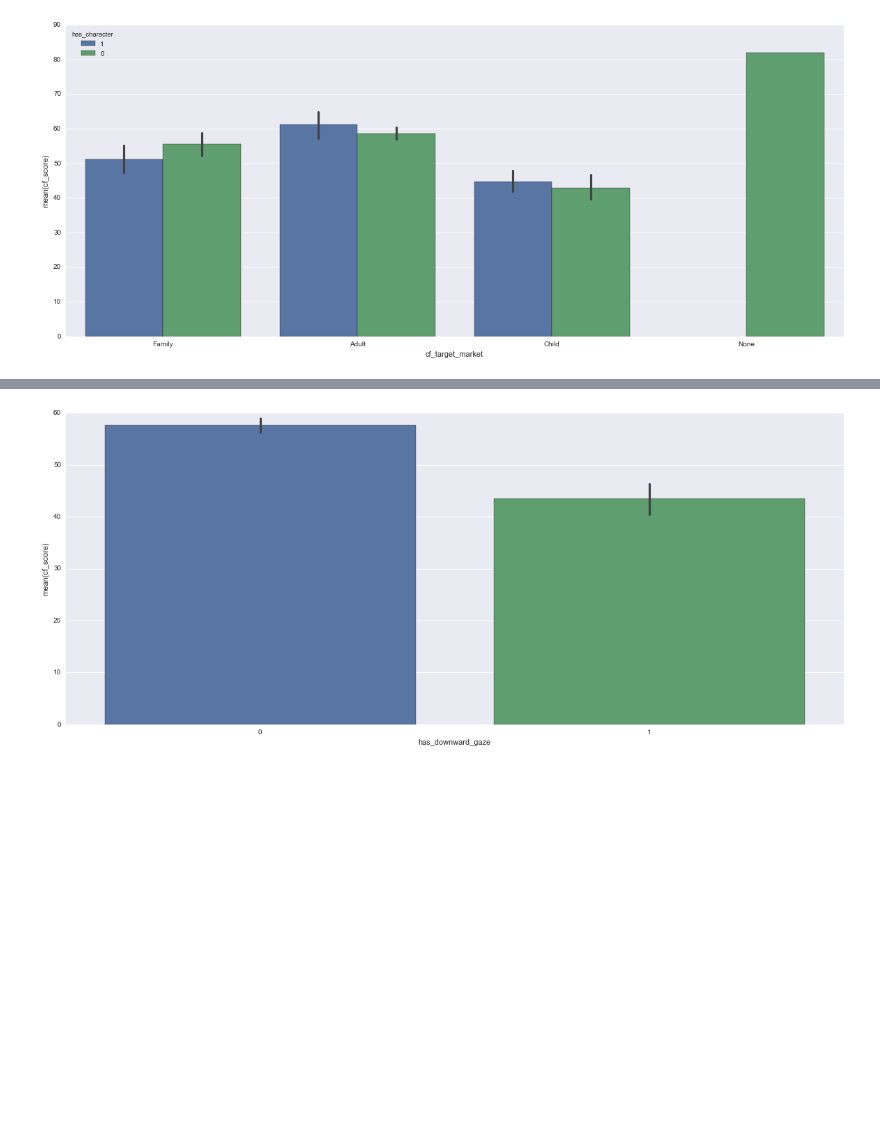
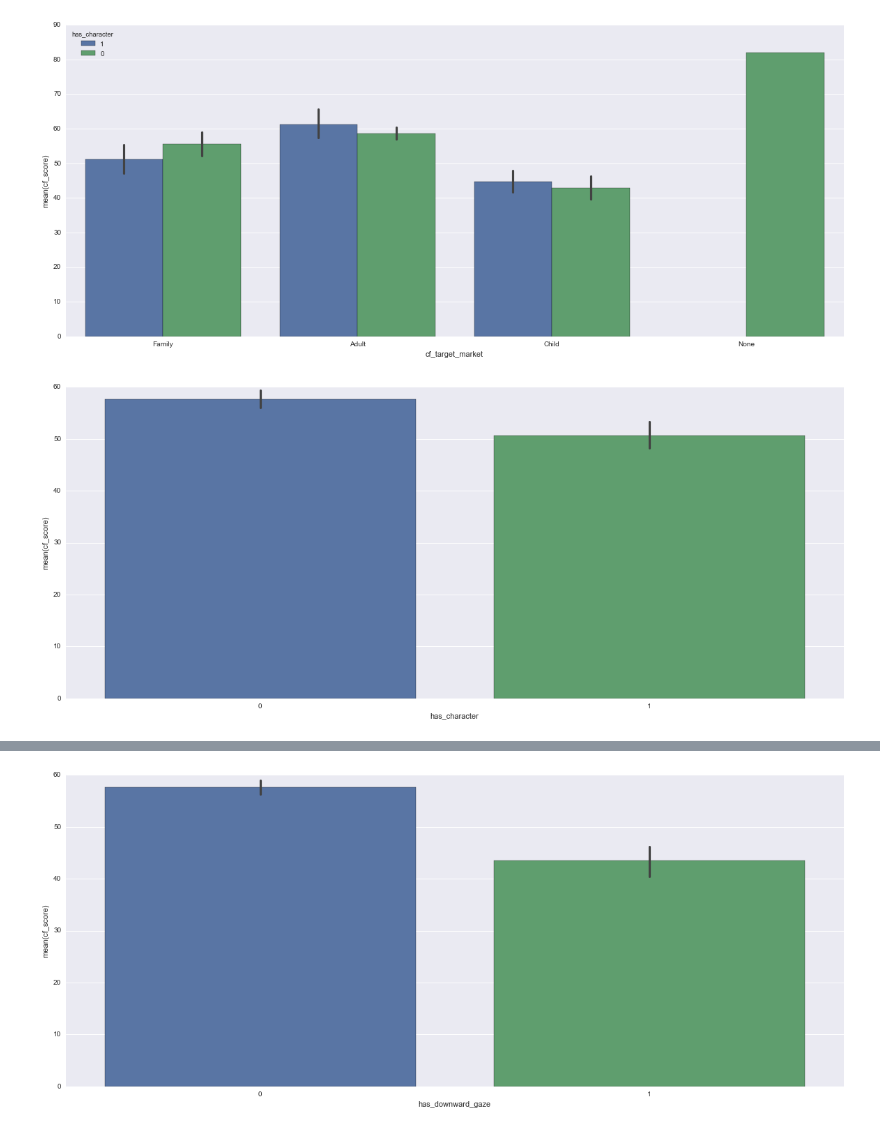
Before and after one commit to drostehk/cereals, a Jupyter notebook: code/pycon.ipynb, the cells around one changed output, grey strips where cells are left out. Drawn from its saved outputs; the diff is of its cells as text; code cells hidden in the pictures; blank space fills up the shorter version.

```diff
--- a/code/pycon.ipynb
+++ b/code/pycon.ipynb
@@ -62,3 +62,7 @@ sns.stripplot(x="cf_target_market", y="cf_score", data=cereals);
 sns.barplot(x="cf_target_market", y="cf_score", hue='has_character', data=cereals);
 # %% [output]
 [figure]
+# %%
+sns.barplot(x="has_character", y="cf_score", data=cereals, order=[0,1]);
+# %% [output]
+[figure, added]
```
Also changed, not shown: parts of 30 cells of this notebook, 6 other files.
